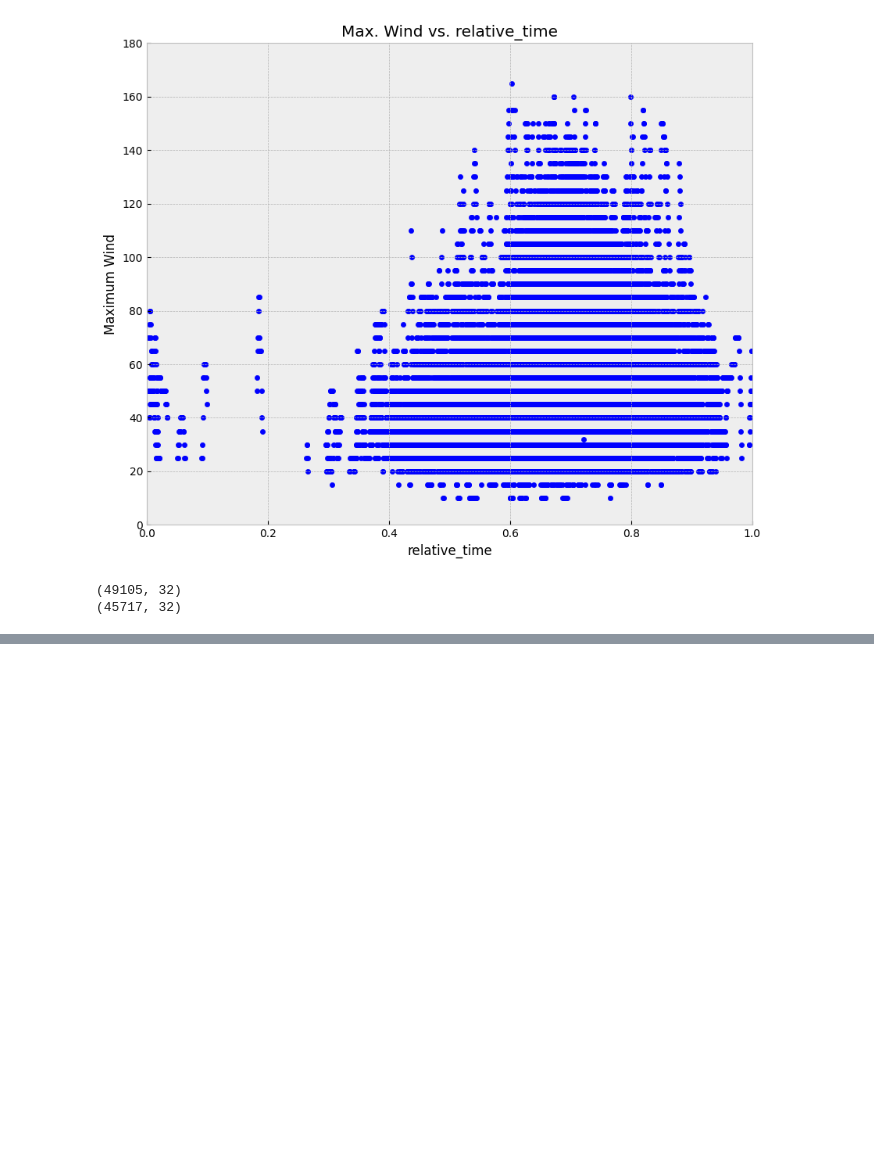
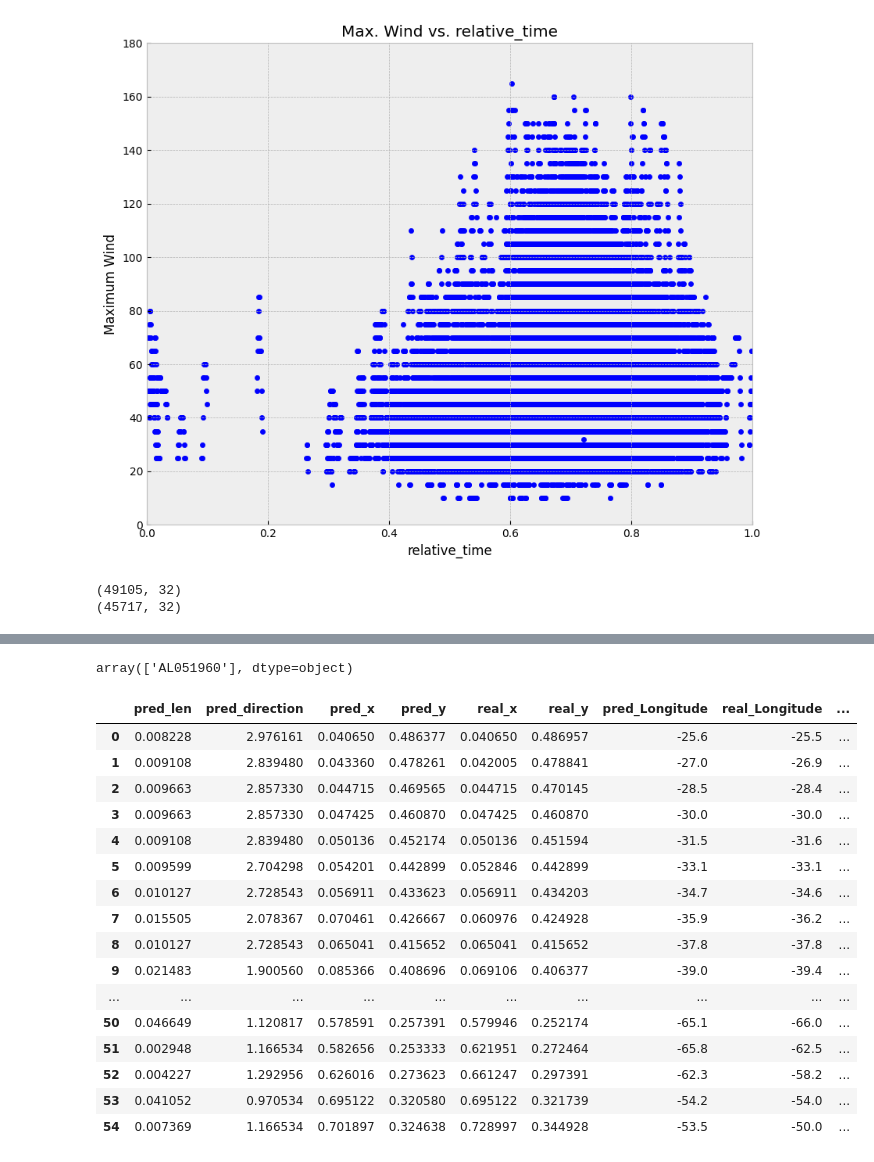
Before and after one commit to 5020hunter/Hurricane-Tracker---Final, a Jupyter notebook: hurricane_tracker.ipynb, the cells around one changed output, grey strips where cells are left out. Drawn from its saved outputs; the diff is of its cells as text; code cells hidden in the pictures; blank space fills up the shorter version.

```diff
--- a/hurricane_tracker.ipynb
+++ b/hurricane_tracker.ipynb
@@ -273,0 +333,4 @@ Predicting with 1 Input on 2 Outputs
+# %%
+seq_gdf[seq_gdf.Name=="DONNA"].ID.unique()
+# %% [output]
+array(['AL051960'], dtype=object)
@@ -273,0 +342,8 @@ Predicting with 1 Input on 2 Outputs
+# %%
+len_model = DecisionTreeRegressor(random_state=42).fit(X_len_train, y_len_train)
+df_pred = pd.DataFrame({"pred_len": len_model.predict(X_pred_len), "pred_direction": direction_model.predict(X_pred_direction)})
+# %%
+df_pred["pred_x"] = np.nan
+df_pred["pred_y"] = np.nan
+df_pred["real_x"] = gdf_pred["x"].iloc[1:].values
+df_pred["real_y"] = gdf_pred["y"].iloc[1:].values
@@ -273,0 +385,20 @@ Predicting with 1 Input on 2 Outputs
+# %%
+df_pred
+# %% [output]
+|  | pred_len | pred_direction | pred_x | pred_y | real_x | real_y | pred_Longitude | real_Longitude | ... |
+| 0 | 0.008228 | 2.976161 | 0.040650 | 0.486377 | 0.040650 | 0.486957 | -25.6 | -25.5 | ... |
+| 1 | 0.009108 | 2.839480 | 0.043360 | 0.478261 | 0.042005 | 0.478841 | -27.0 | -26.9 | ... |
+| 2 | 0.009663 | 2.857330 | 0.044715 | 0.469565 | 0.044715 | 0.470145 | -28.5 | -28.4 | ... |
+| 3 | 0.009663 | 2.857330 | 0.047425 | 0.460870 | 0.047425 | 0.460870 | -30.0 | -30.0 | ... |
+| 4 | 0.009108 | 2.839480 | 0.050136 | 0.452174 | 0.050136 | 0.451594 | -31.5 | -31.6 | ... |
+| 5 | 0.009599 | 2.704298 | 0.054201 | 0.442899 | 0.052846 | 0.442899 | -33.1 | -33.1 | ... |
+| 6 | 0.010127 | 2.728543 | 0.056911 | 0.433623 | 0.056911 | 0.434203 | -34.7 | -34.6 | ... |
+| 7 | 0.015505 | 2.078367 | 0.070461 | 0.426667 | 0.060976 | 0.424928 | -35.9 | -36.2 | ... |
+| 8 | 0.010127 | 2.728543 | 0.065041 | 0.415652 | 0.065041 | 0.415652 | -37.8 | -37.8 | ... |
+| 9 | 0.021483 | 1.900560 | 0.085366 | 0.408696 | 0.069106 | 0.406377 | -39.0 | -39.4 | ... |
+| ... | ... | ... | ... | ... | ... | ... | ... | ... | ... |
+| 50 | 0.046649 | 1.120817 | 0.578591 | 0.257391 | 0.579946 | 0.252174 | -65.1 | -66.0 | ... |
+| 51 | 0.002948 | 1.166534 | 0.582656 | 0.253333 | 0.621951 | 0.272464 | -65.8 | -62.5 | ... |
+| 52 | 0.004227 | 1.292956 | 0.626016 | 0.273623 | 0.661247 | 0.297391 | -62.3 | -58.2 | ... |
+| 53 | 0.041052 | 0.970534 | 0.695122 | 0.320580 | 0.695122 | 0.321739 | -54.2 | -54.0 | ... |
+| 54 | 0.007369 | 1.166534 | 0.701897 | 0.324638 | 0.728997 | 0.344928 | -53.5 | -50.0 | ... |
```
Also changed, not shown: parts of 13 cells of this notebook.
